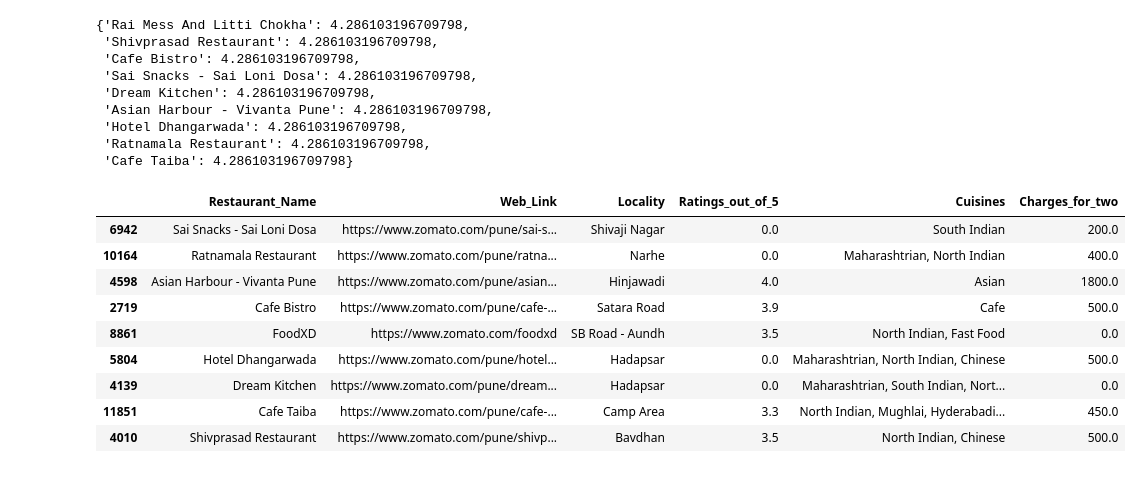
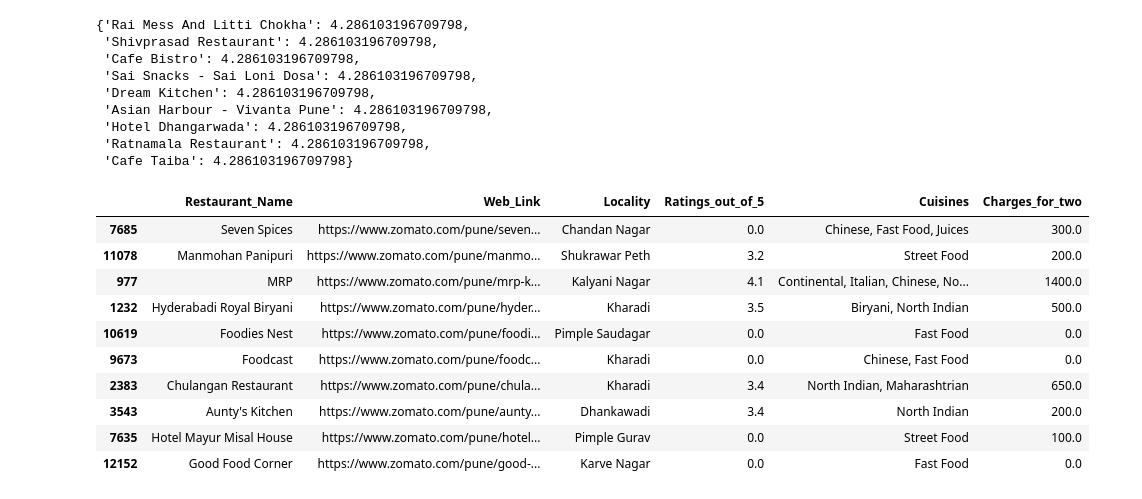
Before and after one commit to Ganu3010/DVSAM, a Jupyter notebook: Src/Saving Again.ipynb, the cells around one changed output. Drawn from its saved outputs; the diff is of its cells as text; code cells hidden in the pictures.

```diff
--- a/Src/Saving Again.ipynb
+++ b/Src/Saving Again.ipynb
@@ -228,7 +228,6 @@ x.get_restaurant(t)
  'Ratnamala Restaurant': 4.286103196709798,
  'Cafe Taiba': 4.286103196709798}
 # %%
-from doctest import OutputChecker
 import numpy as np
 import pandas as pd
 from sklearn.metrics.pairwise import cosine_similarity
@@ -248,7 +247,7 @@ class Predicting:
 
     def get_sim(self, rest, rating, mean):
         sim_score = self.item_sim[rest]*(rating)
-        sim_score = sim_score.sort_values(ascending = False).head(10)
+        sim_score = sim_score.sort_values(ascending = False).head(11)
         return sim_score
     def get_restaurant(self, user_dict):
         sim_rest = pd.DataFrame()
@@ -277,15 +276,16 @@ class Predicting:
 # %%
 x = Predicting()
 # %%
-x.get_restaurant({'Rai Mess And Litti Chokha': 3})
+x.get_restaurant({"eat HEALTHY": 3, 'eat.fit': 4})
 # %% [output]
 |  | Restaurant_Name | Web_Link | Locality | Ratings_out_of_5 | Cuisines | Charges_for_two |
-| 6942 | Sai Snacks - Sai Loni Dosa | https://www.zomato.com/pune/sai-s... | Shivaji Nagar | 0.0 | South Indian | 200.0 |
-| 10164 | Ratnamala Restaurant | https://www.zomato.com/pune/ratna... | Narhe | 0.0 | Maharashtrian, North Indian | 400.0 |
-| 4598 | Asian Harbour - Vivanta Pune | https://www.zomato.com/pune/asian... | Hinjawadi | 4.0 | Asian | 1800.0 |
-| 2719 | Cafe Bistro | https://www.zomato.com/pune/cafe-... | Satara Road | 3.9 | Cafe | 500.0 |
-| 8861 | FoodXD | https://www.zomato.com/foodxd | SB Road - Aundh | 3.5 | North Indian, Fast Food | 0.0 |
-| 5804 | Hotel Dhangarwada | https://www.zomato.com/pune/hotel... | Hadapsar | 0.0 | Maharashtrian, North Indian, Chinese | 500.0 |
-| 4139 | Dream Kitchen | https://www.zomato.com/pune/dream... | Hadapsar | 0.0 | Maharashtrian, South Indian, Nort... | 0.0 |
-| 11851 | Cafe Taiba | https://www.zomato.com/pune/cafe-... | Camp Area | 3.3 | North Indian, Mughlai, Hyderabadi... | 450.0 |
-| 4010 | Shivprasad Restaurant | https://www.zomato.com/pune/shivp... | Bavdhan | 3.5 | North Indian, Chinese | 500.0 |
+| 7685 | Seven Spices | https://www.zomato.com/pune/seven... | Chandan Nagar | 0.0 | Chinese, Fast Food, Juices | 300.0 |
+| 11078 | Manmohan Panipuri | https://www.zomato.com/pune/manmo... | Shukrawar Peth | 3.2 | Street Food | 200.0 |
+| 977 | MRP | https://www.zomato.com/pune/mrp-k... | Kalyani Nagar | 4.1 | Continental, Italian, Chinese, No... | 1400.0 |
+| 1232 | Hyderabadi Royal Biryani | https://www.zomato.com/pune/hyder... | Kharadi | 3.5 | Biryani, North Indian | 500.0 |
+| 10619 | Foodies Nest | https://www.zomato.com/pune/foodi... | Pimple Saudagar | 0.0 | Fast Food | 0.0 |
+| 9673 | Foodcast | https://www.zomato.com/pune/foodc... | Kharadi | 0.0 | Chinese, Fast Food | 0.0 |
+| 2383 | Chulangan Restaurant | https://www.zomato.com/pune/chula... | Kharadi | 3.4 | North Indian, Maharashtrian | 650.0 |
+| 3543 | Aunty's Kitchen | https://www.zomato.com/pune/aunty... | Dhankawadi | 3.4 | North Indian | 200.0 |
+| 7635 | Hotel Mayur Misal House | https://www.zomato.com/pune/hotel... | Pimple Gurav | 0.0 | Street Food | 100.0 |
+| 12152 | Good Food Corner | https://www.zomato.com/pune/good-... | Karve Nagar | 0.0 | Fast Food | 0.0 |
```
Also changed, not shown: 13 other files.
